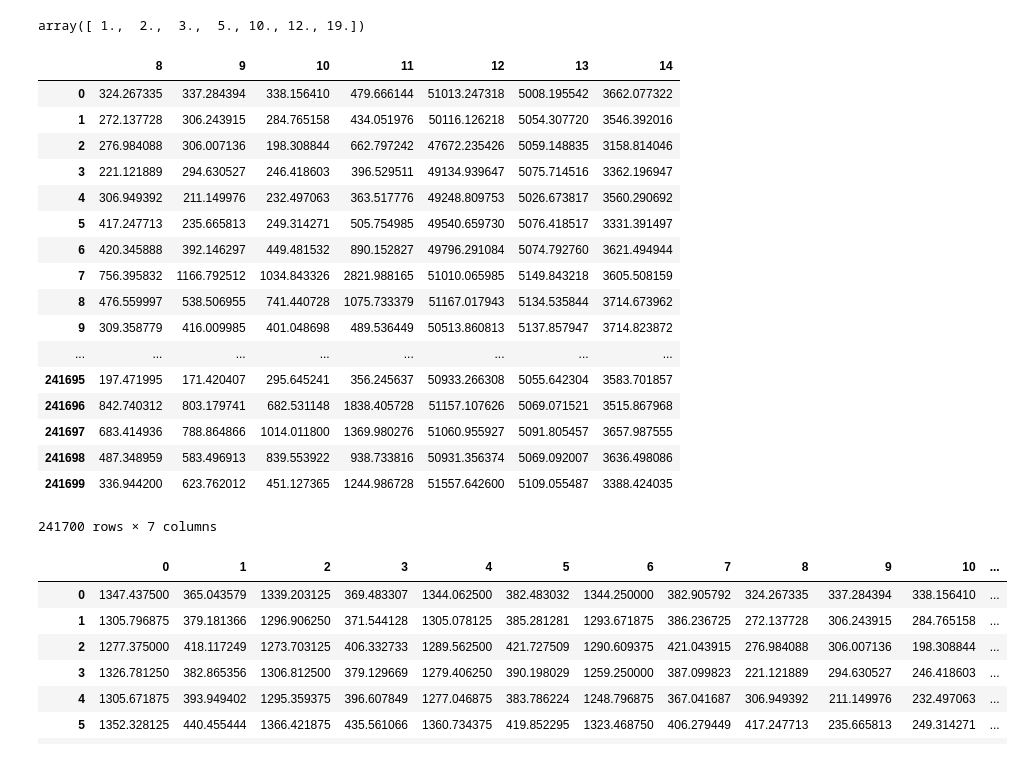
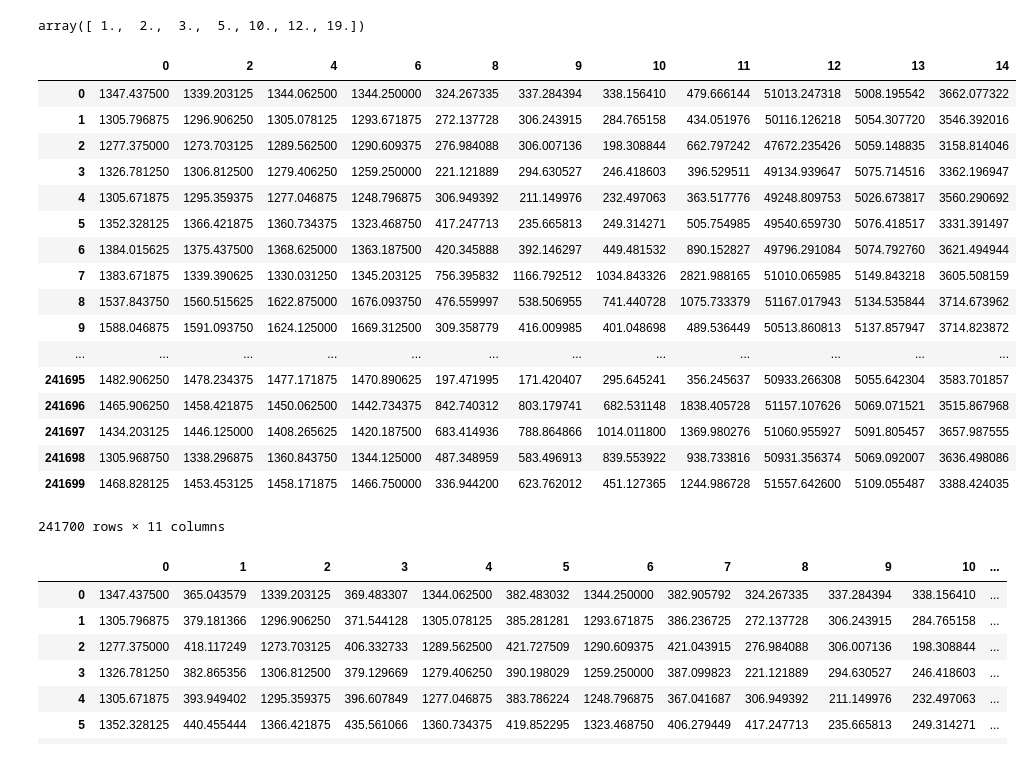
Before and after one commit to FannyRis/ChallengeHacka, a Jupyter notebook: hackathon_small/Hackathon.ipynb, the cells around one changed output. Saved outputs shown, nothing was run; the diff lists cells and outputs as text; code cells hidden in the pictures.

```diff
--- a/hackathon_small/Hackathon.ipynb
+++ b/hackathon_small/Hackathon.ipynb
@@ -367,27 +367,27 @@ np.unique(dataF80Split[15])
 # %% [output]
 array([ 1.,  2.,  3.,  5., 10., 12., 19.])
 # %%
-predictionSplit = prediction.drop([0,1,2,3,4,5,6,7],axis = 1)
+predictionSplit = prediction.drop([1,3,5,7],axis = 1)
 predictionSplit
 # %% [output]
-|  | 8 | 9 | 10 | 11 | 12 | 13 | 14 |
-| 0 | 324.267335 | 337.284394 | 338.156410 | 479.666144 | 51013.247318 | 5008.195542 | 3662.077322 |
-| 1 | 272.137728 | 306.243915 | 284.765158 | 434.051976 | 50116.126218 | 5054.307720 | 3546.392016 |
-| 2 | 276.984088 | 306.007136 | 198.308844 | 662.797242 | 47672.235426 | 5059.148835 | 3158.814046 |
-| 3 | 221.121889 | 294.630527 | 246.418603 | 396.529511 | 49134.939647 | 5075.714516 | 3362.196947 |
-| 4 | 306.949392 | 211.149976 | 232.497063 | 363.517776 | 49248.809753 | 5026.673817 | 3560.290692 |
-| 5 | 417.247713 | 235.665813 | 249.314271 | 505.754985 | 49540.659730 | 5076.418517 | 3331.391497 |
-| 6 | 420.345888 | 392.146297 | 449.481532 | 890.152827 | 49796.291084 | 5074.792760 | 3621.494944 |
-| 7 | 756.395832 | 1166.792512 | 1034.843326 | 2821.988165 | 51010.065985 | 5149.843218 | 3605.508159 |
-| 8 | 476.559997 | 538.506955 | 741.440728 | 1075.733379 | 51167.017943 | 5134.535844 | 3714.673962 |
-| 9 | 309.358779 | 416.009985 | 401.048698 | 489.536449 | 50513.860813 | 5137.857947 | 3714.823872 |
-| ... | ... | ... | ... | ... | ... | ... | ... |
-| 241695 | 197.471995 | 171.420407 | 295.645241 | 356.245637 | 50933.266308 | 5055.642304 | 3583.701857 |
-| 241696 | 842.740312 | 803.179741 | 682.531148 | 1838.405728 | 51157.107626 | 5069.071521 | 3515.867968 |
-| 241697 | 683.414936 | 788.864866 | 1014.011800 | 1369.980276 | 51060.955927 | 5091.805457 | 3657.987555 |
-| 241698 | 487.348959 | 583.496913 | 839.553922 | 938.733816 | 50931.356374 | 5069.092007 | 3636.498086 |
-| 241699 | 336.944200 | 623.762012 | 451.127365 | 1244.986728 | 51557.642600 | 5109.055487 | 3388.424035 |
+|  | 0 | 2 | 4 | 6 | 8 | 9 | 10 | 11 | 12 | 13 | 14 |
+| 0 | 1347.437500 | 1339.203125 | 1344.062500 | 1344.250000 | 324.267335 | 337.284394 | 338.156410 | 479.666144 | 51013.247318 | 5008.195542 | 3662.077322 |
+| 1 | 1305.796875 | 1296.906250 | 1305.078125 | 1293.671875 | 272.137728 | 306.243915 | 284.765158 | 434.051976 | 50116.126218 | 5054.307720 | 3546.392016 |
+| 2 | 1277.375000 | 1273.703125 | 1289.562500 | 1290.609375 | 276.984088 | 306.007136 | 198.308844 | 662.797242 | 47672.235426 | 5059.148835 | 3158.814046 |
+| 3 | 1326.781250 | 1306.812500 | 1279.406250 | 1259.250000 | 221.121889 | 294.630527 | 246.418603 | 396.529511 | 49134.939647 | 5075.714516 | 3362.196947 |
+| 4 | 1305.671875 | 1295.359375 | 1277.046875 | 1248.796875 | 306.949392 | 211.149976 | 232.497063 | 363.517776 | 49248.809753 | 5026.673817 | 3560.290692 |
+| 5 | 1352.328125 | 1366.421875 | 1360.734375 | 1323.468750 | 417.247713 | 235.665813 | 249.314271 | 505.754985 | 49540.659730 | 5076.418517 | 3331.391497 |
+| 6 | 1384.015625 | 1375.437500 | 1368.625000 | 1363.187500 | 420.345888 | 392.146297 | 449.481532 | 890.152827 | 49796.291084 | 5074.792760 | 3621.494944 |
+| 7 | 1383.671875 | 1339.390625 | 1330.031250 | 1345.203125 | 756.395832 | 1166.792512 | 1034.843326 | 2821.988165 | 51010.065985 | 5149.843218 | 3605.508159 |
+| 8 | 1537.843750 | 1560.515625 | 1622.875000 | 1676.093750 | 476.559997 | 538.506955 | 741.440728 | 1075.733379 | 51167.017943 | 5134.535844 | 3714.673962 |
+| 9 | 1588.046875 | 1591.093750 | 1624.125000 | 1669.312500 | 309.358779 | 416.009985 | 401.048698 | 489.536449 | 50513.860813 | 5137.857947 | 3714.823872 |
+| ... | ... | ... | ... | ... | ... | ... | ... | ... | ... | ... | ... |
+| 241695 | 1482.906250 | 1478.234375 | 1477.171875 | 1470.890625 | 197.471995 | 171.420407 | 295.645241 | 356.245637 | 50933.266308 | 5055.642304 | 3583.701857 |
+| 241696 | 1465.906250 | 1458.421875 | 1450.062500 | 1442.734375 | 842.740312 | 803.179741 | 682.531148 | 1838.405728 | 51157.107626 | 5069.071521 | 3515.867968 |
+| 241697 | 1434.203125 | 1446.125000 | 1408.265625 | 1420.187500 | 683.414936 | 788.864866 | 1014.011800 | 1369.980276 | 51060.955927 | 5091.805457 | 3657.987555 |
+| 241698 | 1305.968750 | 1338.296875 | 1360.843750 | 1344.125000 | 487.348959 | 583.496913 | 839.553922 | 938.733816 | 50931.356374 | 5069.092007 | 3636.498086 |
+| 241699 | 1468.828125 | 1453.453125 | 1458.171875 | 1466.750000 | 336.944200 | 623.762012 | 451.127365 | 1244.986728 | 51557.642600 | 5109.055487 | 3388.424035 |
-241700 rows × 7 columns
+241700 rows × 11 columns
 # %%
 ##Dataset test extrait du jeu prediction
 prediction = pd.DataFrame(datapFredict.iloc[:,0:15])
```
Also changed, not shown: parts of 3 cells of this notebook, 1 other file.
